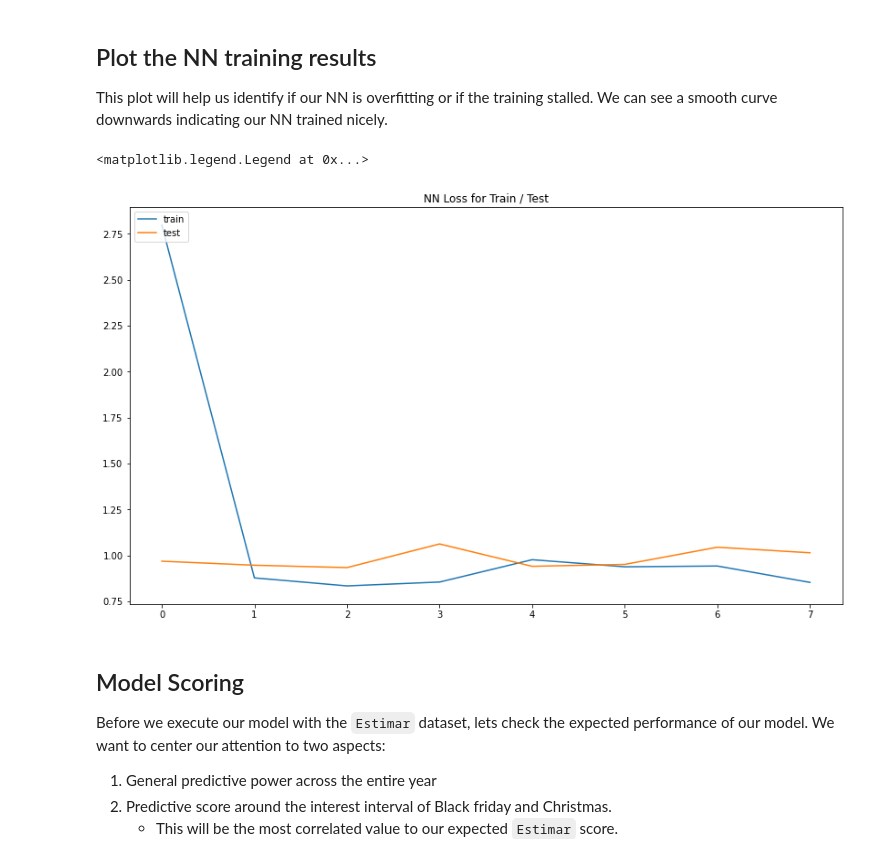
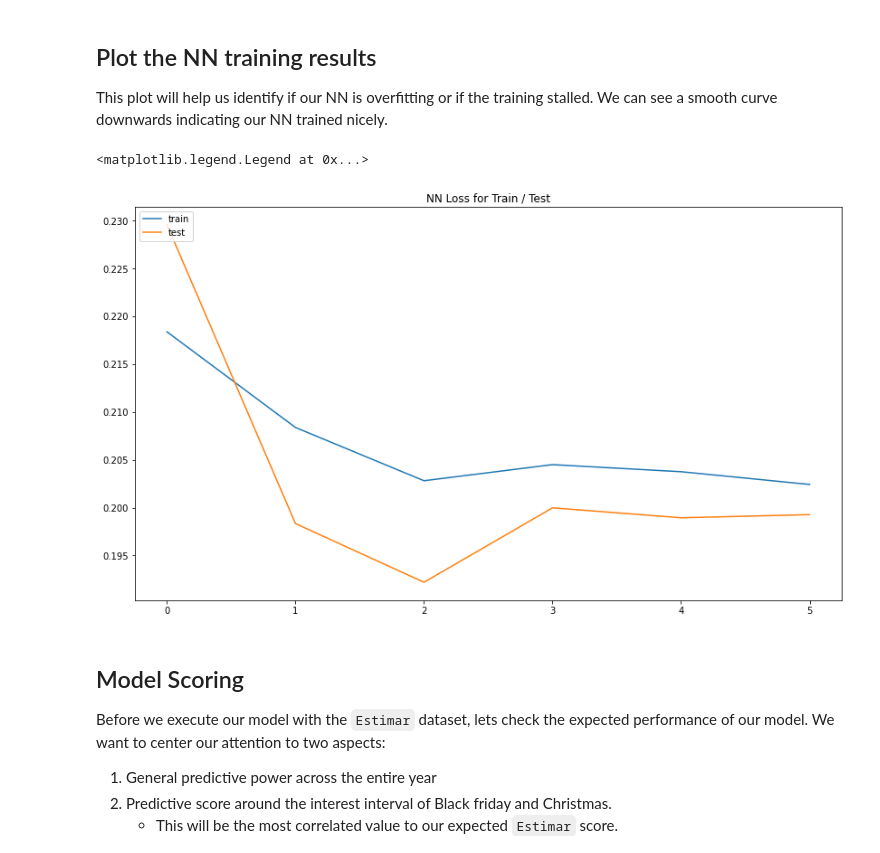
Before and after one commit to Nerucius/2021.ubdatathon, a Jupyter notebook: Atmira_Universitat de Barcelona_Equip Autoestima_Script Producción.ipynb, the cells around one changed output. Drawn from its saved outputs; the diff is of its cells as text; code cells hidden in the pictures.

```diff
--- a/Atmira_Universitat de Barcelona_Equip Autoestima_Script Producción.ipynb
+++ b/Atmira_Universitat de Barcelona_Equip Autoestima_Script Producción.ipynb
@@ -231,4 +264,12 @@ We will be using Keras to build a regression Neural Network to predict the targe
 
 ## Data handling - Train / Test Split
 # %%
-gc.collect()
+ID_TO_DIM = {}
+DIM_TO_ID = {}
+
+for i, iid in enumerate(sorted(df_modelar.id.unique())):
+    ID_TO_DIM[iid] = i+1
+    DIM_TO_ID[i+1] = iid
+
+df_modelar['id_dim'] = df_modelar.id.replace(ID_TO_DIM)
+df_estimar['id_dim'] = df_estimar.id.replace(ID_TO_DIM)
@@ -503,29 +618,23 @@ FEAT_DIM = len(X.columns)
 
 gc.collect()
 
+leakyReLU = tf.keras.layers.LeakyReLU
+
 model = models.Sequential()
 
-model.add(Dense(FEAT_DIM*8, input_dim=FEAT_DIM, activation='relu'))
+model.add(Dense(FEAT_DIM*8, input_dim=FEAT_DIM, activation=leakyReLU(alpha=0.2)))
 model.add(Dropout(0.2))
 
-model.add(Dense(FEAT_DIM*6, activation='relu'))
+model.add(Dense(FEAT_DIM*6, activation=leakyReLU(alpha=0.2)))
 model.add(Dropout(0.1))
 
 # model.add(BatchNormalization())
-model.add(Dense(FEAT_DIM*5, activation='relu'))
-model.add(Dense(FEAT_DIM*4, activation='relu'))
-model.add(Dense(FEAT_DIM*3, activation='relu'))
-model.add(Dense(FEAT_DIM*2, activation='relu'))
+model.add(Dense(FEAT_DIM*5, activation=leakyReLU(alpha=0.2)))
+model.add(Dense(FEAT_DIM*4, activation=leakyReLU(alpha=0.2)))
+model.add(Dense(FEAT_DIM*3, activation=leakyReLU(alpha=0.2)))
+model.add(Dense(FEAT_DIM*2, activation=leakyReLU(alpha=0.2)))
 # model.add(Dense(FEAT_DIM*16, activation='relu'))
 # OUTPUT
 model.add(Dense(1, activation="linear"))
 
-
-# Early Stopping
-es = keras.callbacks.EarlyStopping(monitor='val_loss', mode='min', verbose=1, patience=15)
-# es = keras.callbacks.EarlyStopping(monitor='val_auc', mode='max', verbose=1, patience=50)
-# Store best model
-mc = keras.callbacks.ModelCheckpoint('best_model.h5', monitor='val_loss', mode='min', verbose=1, save_best_only=True)
-
-model.compile(loss="mae", optimizer='adam', metrics=[])
 model.summary()
@@ -532,4 +659,11 @@ model.summary()
 # %%
+# Early Stopping
+es = keras.callbacks.EarlyStopping(monitor='val_loss', mode='min', verbose=1, patience=3)
+# Store best model
+mc = keras.callbacks.ModelCheckpoint('best_model_old.h5', monitor='val_loss', mode='min', verbose=1, save_best_only=True)
+
+model.compile(loss=cf_loss, optimizer='adam', metrics=[score_loss])
+
 history = model.fit(X_train_scl, y_train_scl, epochs=1000, batch_size=200,
     callbacks=[es, mc],
     validation_data=(X_test_scl, y_test_scl)
@@ -541,21 +695,21 @@ This plot will help us identify if our NN is overfitting or if the training stal
 # %%
 plt.figure(figsize=[14,8])
 # plt.ylim((0.85,0.98))
 
 plt.title('NN Loss for Train / Test')
 
-train_acc = history.history['loss']
-test_acc = history.history['val_loss']
+train_acc = history.history['loss'][:]
+test_acc = history.history['val_loss'][:]
 
 plt.plot(train_acc)
 plt.plot(test_acc)
 # plt.plot([max(train_acc)] * len(train_acc))
 # plt.plot([max(test_acc)] * len(test_acc))
 
 plt.legend(['train', 'test'], loc='upper left')
 # %% [output]
 <matplotlib.legend.Legend at 0x...>
-[figure, old version]
+[figure, new version]
 # %% [markdown]
 ## Model Scoring
 
```
Also changed, not shown: parts of 40 cells of this notebook, 2 other files.
